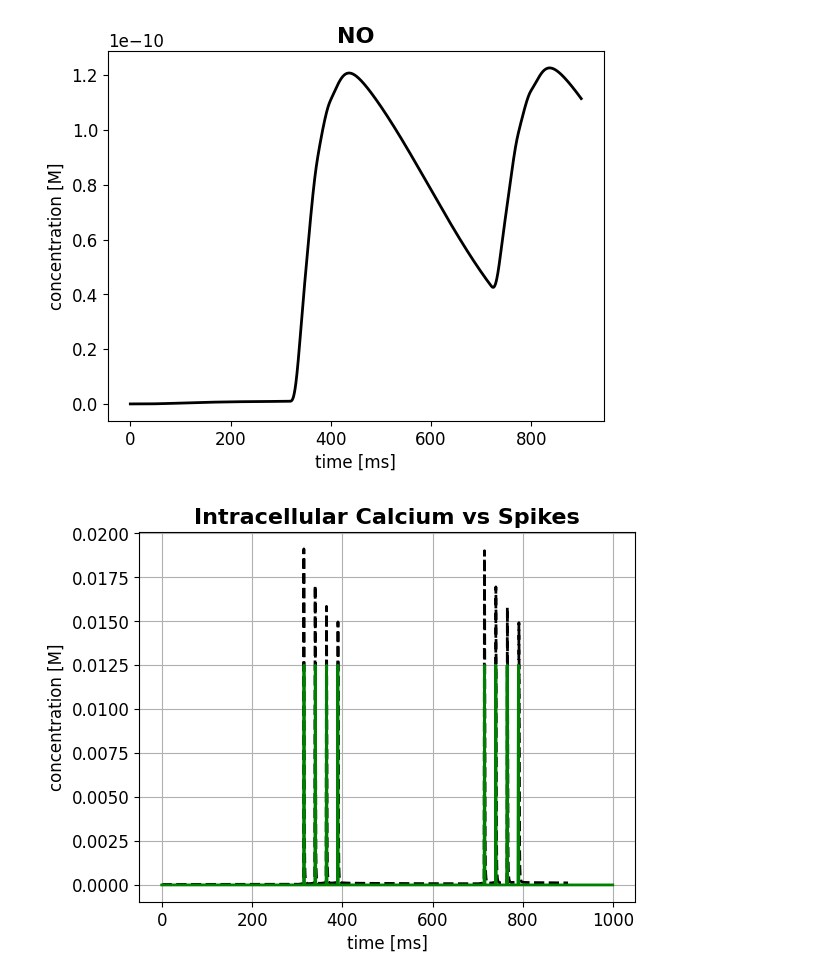
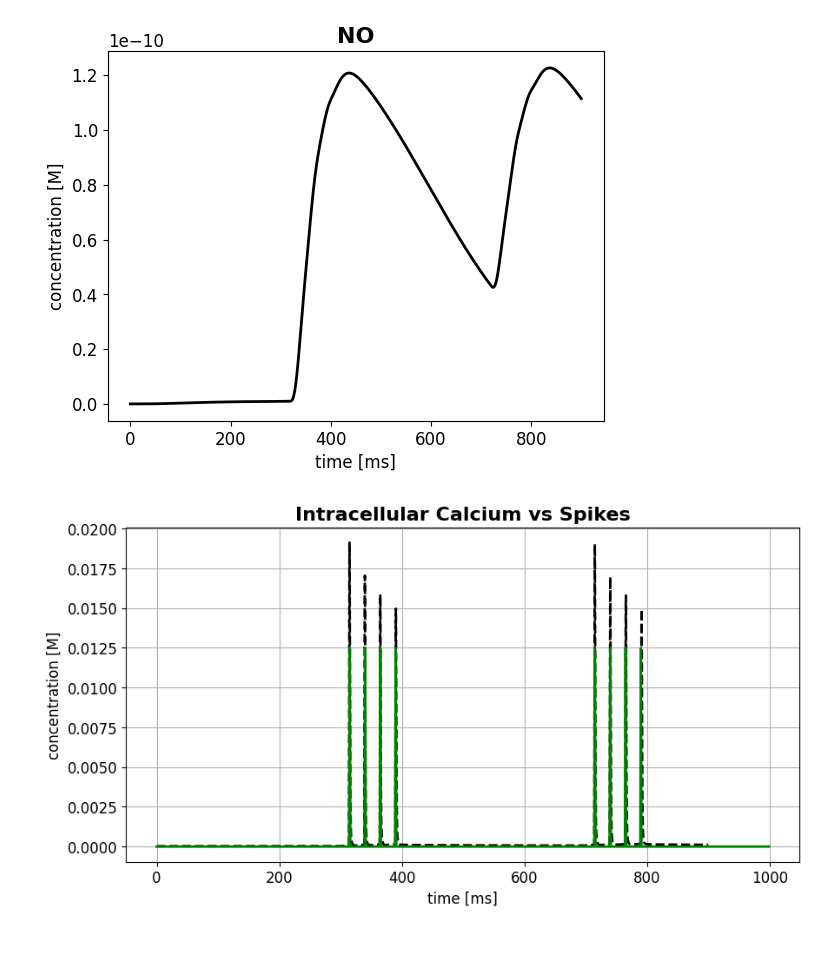
Before and after one commit to alessandratrapani/NODS, a Jupyter notebook: comparison_with_NEURON.ipynb, the cells around one changed output. Cells and saved outputs as stored; diff of their text form; code cells hidden in the pictures; blank space fills up the shorter version.

```diff
--- a/comparison_with_NEURON.ipynb
+++ b/comparison_with_NEURON.ipynb
@@ -88,15 +89,16 @@ for i in range(1,t_sim,1):
     nNOS[i] = nNOS[i-1]+((((1/tauNOS1)*((Ca[i-1])/((Ca[i-1])+1)))-(nNOS[i-1]/tauNOS2))*dt)
 # %%
 plt.rcParams.update({'font.size': 12})
-Cai = np.loadtxt('data/04_grc_cai.txt')
+Cai = np.loadtxt('data/Neuron_comparison/04_grc_cai.txt')
+plt.figure(figsize=(10,5))
 plt.plot(Cai[:,0],Cai[:,1], '--k', linewidth=2, label = '[Ca2+] in NEURON')
 plt.plot(spike*0.0125,'g',  linewidth=2, label = 'spikes in NEST')
 plt.xlabel('time [ms]')
 plt.ylabel('concentration [M]')
 plt.title('Intracellular Calcium vs Spikes', fontsize=16,fontweight ='bold')
 plt.grid(visible=True)
 plt.savefig('ca_neuron.png')
 plt.show()
 # %% [output]
-[figure, old version]
+[figure, new version]
 # %%
```
Also changed, not shown: parts of 6 cells of this notebook, 10 other files.
